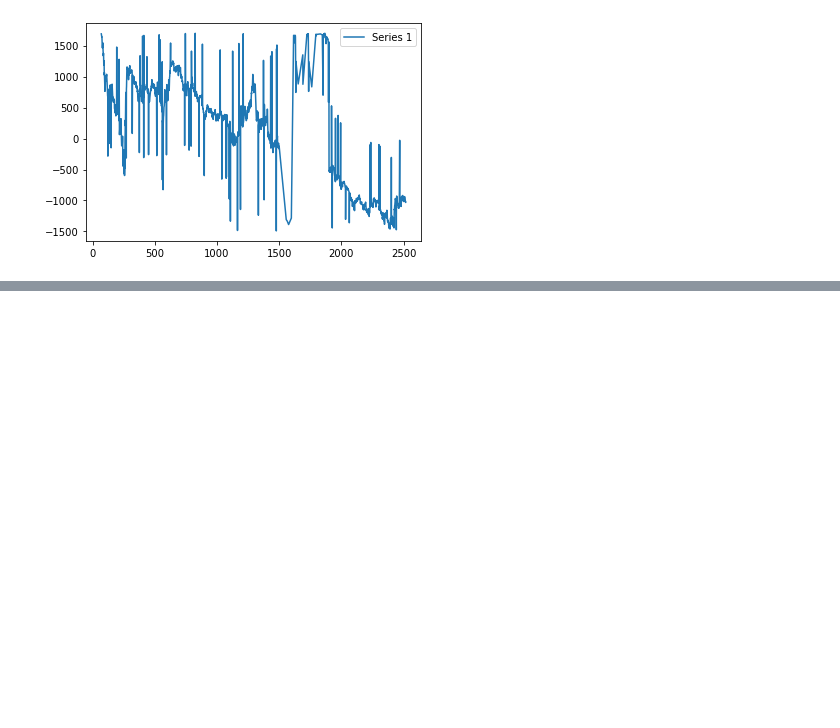
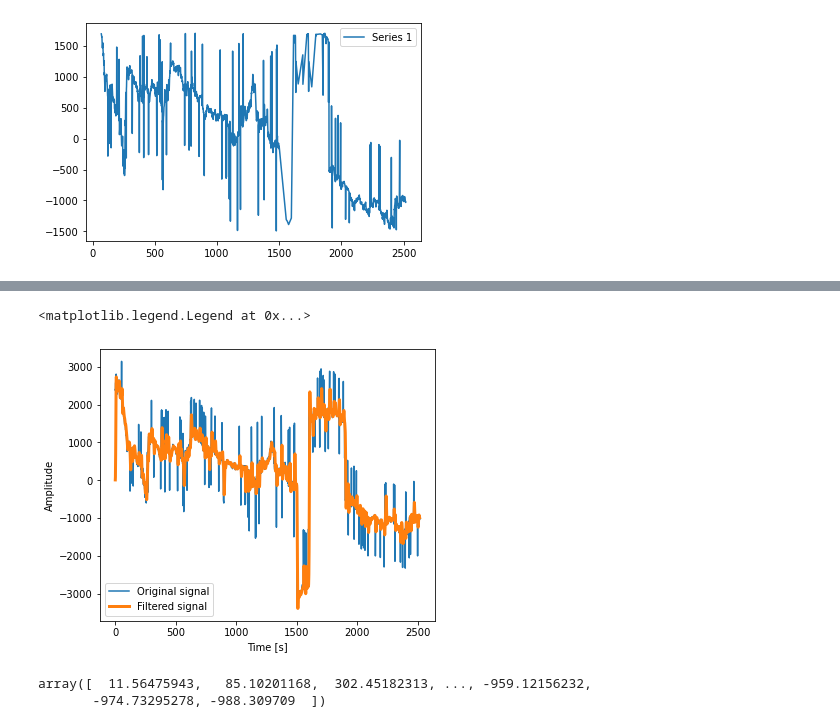
Before and after one commit to sytan98/Algothon-Yag, a Jupyter notebook: DataCleaning.ipynb, the cells around one changed output, grey strips where cells are left out. Saved outputs shown, nothing was run; the diff lists cells and outputs as text; code cells hidden in the pictures; blank space fills up the shorter version.

```diff
--- a/DataCleaning.ipynb
+++ b/DataCleaning.ipynb
@@ -101,0 +142,20 @@ sig_fft = fftpack.fft(df2["Series 1"].to_list())
+# %%
+from scipy import signal
+sos = signal.butter(4, 100, 'low', fs=1000, output='sos')
+filtered = signal.sosfilt(sos, outliers_removed)
+# %%
+plt.figure(figsize=(6, 5))
+plt.plot(outliers_removed, label='Original signal')
+plt.plot(filtered, linewidth=3, label='Filtered signal')
+plt.xlabel('Time [s]')
+plt.ylabel('Amplitude')
+
+plt.legend(loc='best')
+# %% [output]
+<matplotlib.legend.Legend at 0x...>
+[figure, added]
+# %%
+filtered
+# %% [output]
+array([  11.56475943,   85.10201168,  302.45182313, ..., -959.12156232,
+       -974.73295278, -988.309709  ])
```
Also changed, not shown: parts of 9 cells of this notebook, 1 other file.
